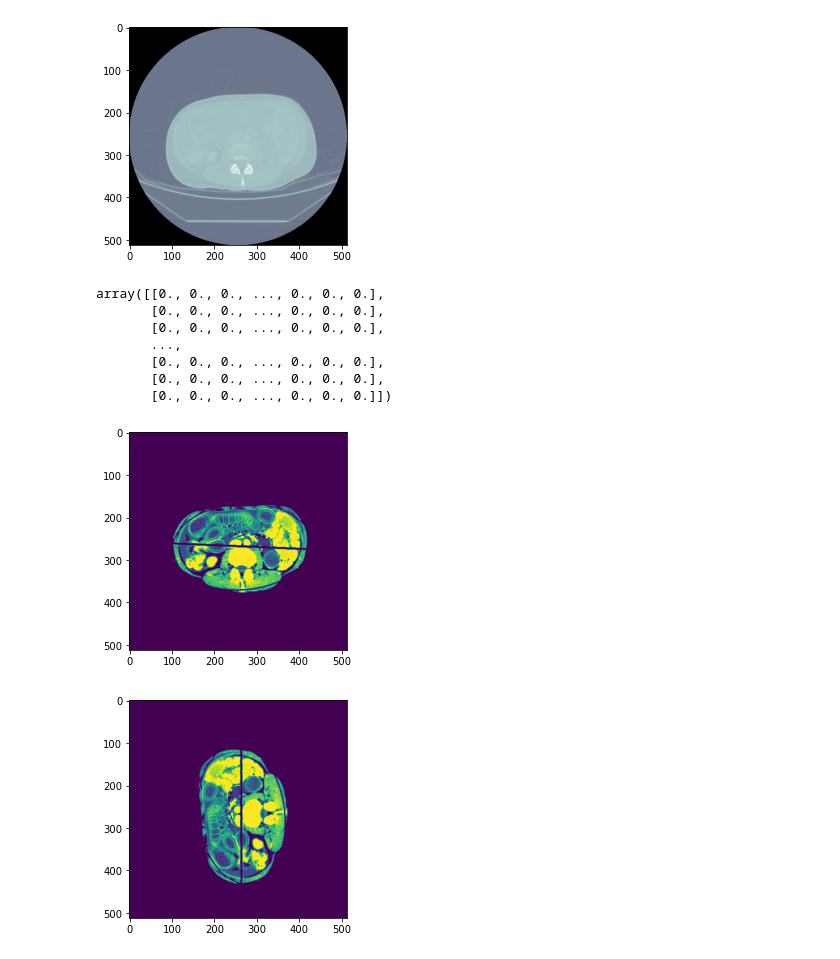
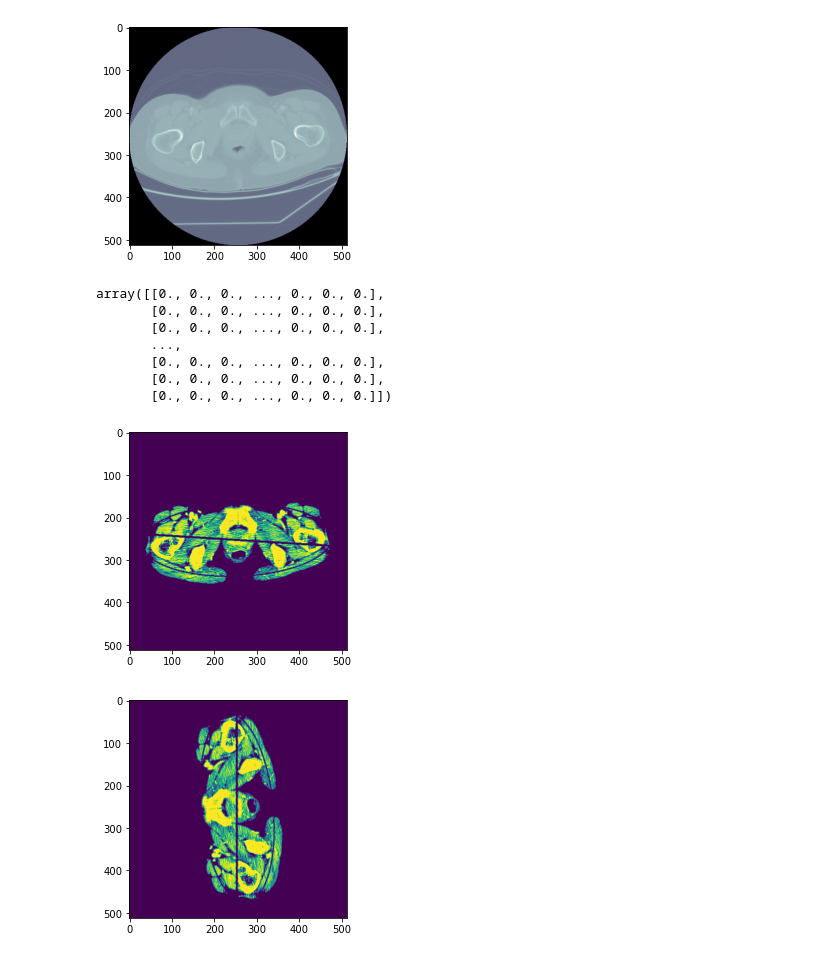
Before and after one commit to tint3dgreen/DS_440_Capstone, a Jupyter notebook: src/features/Preprocessing.ipynb, the cells around one changed output. Drawn from its saved outputs; the diff is of its cells as text; code cells hidden in the pictures.

```diff
--- a/src/features/Preprocessing.ipynb
+++ b/src/features/Preprocessing.ipynb
@@ -12,11 +12,11 @@ import matplotlib.image as mpimg
 from scipy import ndimage
 from skimage import morphology
 # %%
-filename = '/storage/home/ppk5143/DS440/project/volume/data/raw/00000001.dcm'
+filename = '/storage/home/ppk5143/DS440/DS_440_Capstone/volume/data/raw/Images/6/00000021.dcm'
 ds = pydicom.dcmread(filename)
 img = plt.imshow(ds.pixel_array, cmap=plt.cm.bone)
 # %% [output]
-[figure, old version]
+[figure, new version]
 # %%
 def transform_to_hu(medical_image, image):
     intercept = medical_image.RescaleIntercept
@@ -98,5 +98,5 @@ img = cv2.warpAffine(img, M, (img.shape[1], img.shape[0]), cv2.INTER_CUBIC)
 pylab.imshow(img)
 pylab.show()
 # %% [output]
-[figure, old version]
+[figure, new version]
-[figure, old version]
+[figure, new version]
```
Also changed, not shown: parts of 8 cells of this notebook.
